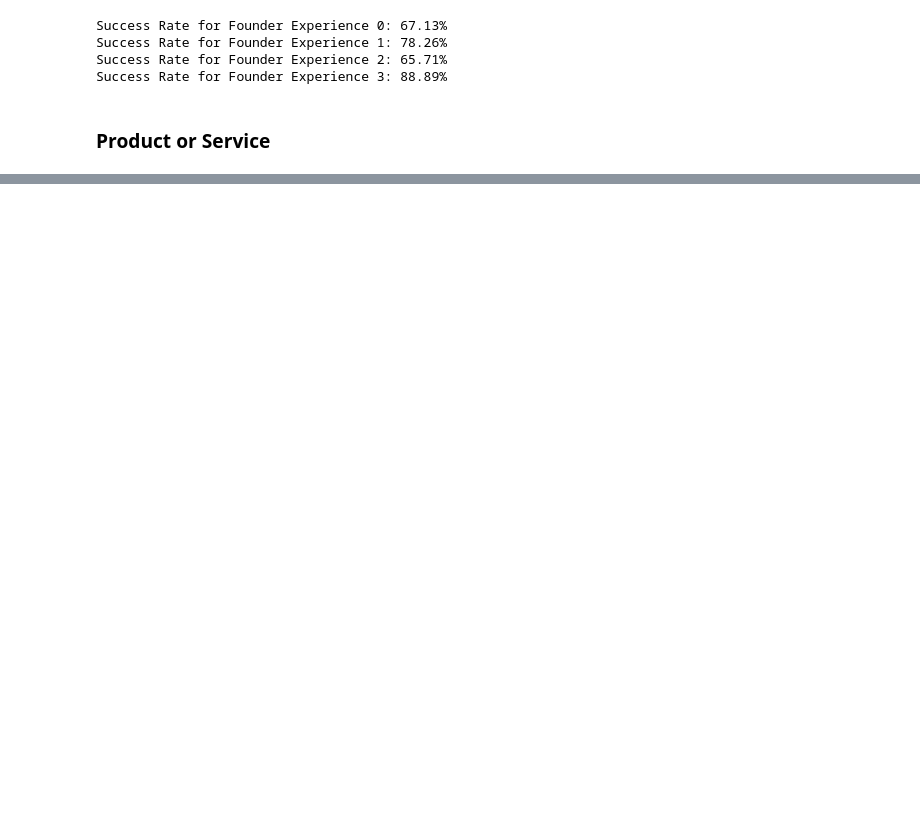
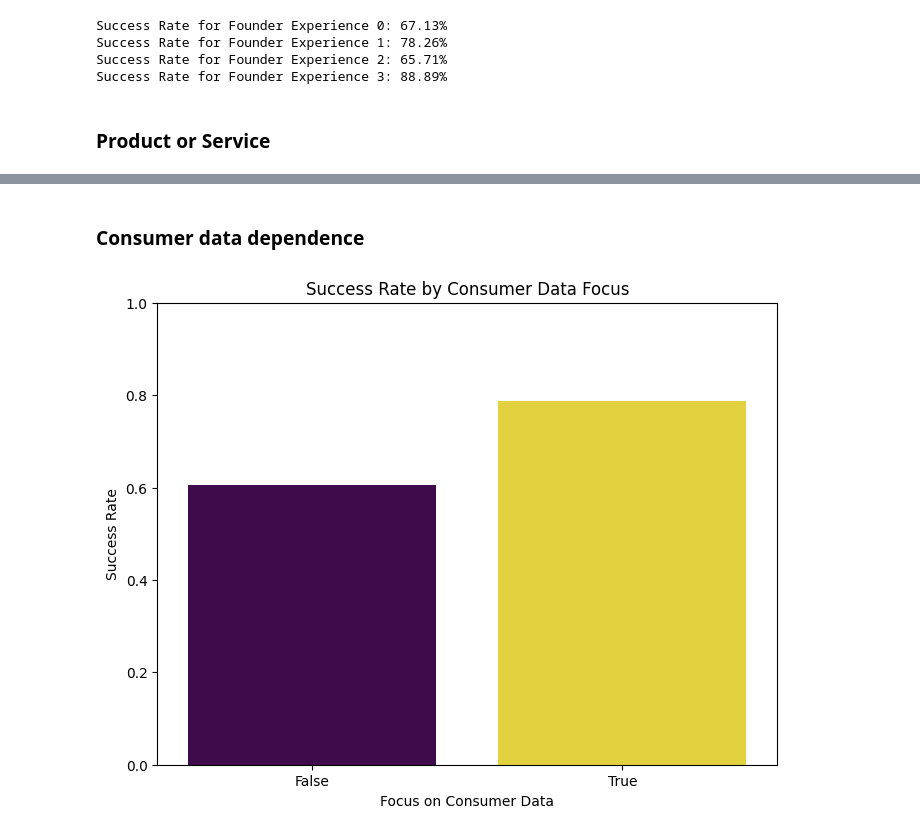
Before and after one commit to RobertArustamyan/StartupAnalyze, a Jupyter notebook: analysis.ipynb, the cells around one changed output, grey strips where cells are left out. Cells and saved outputs as stored; diff of their text form; code cells hidden in the pictures; blank space fills up the shorter version.

```diff
--- a/analysis.ipynb
+++ b/analysis.ipynb
@@ -81,0 +80,8 @@ ProdServ.plot_success_by_category()
+# %% [markdown]
+### **Consumer data dependence**
+# %%
+ConsumerData = ConsumerDataFocus(df)
+ConsumerData.plot_success_dependence()
+columns_for_model.append('Focus on consumer data?')
+# %% [output]
+[figure, added]
```
Also changed, not shown: parts of 7 cells of this notebook, 1 other file.
